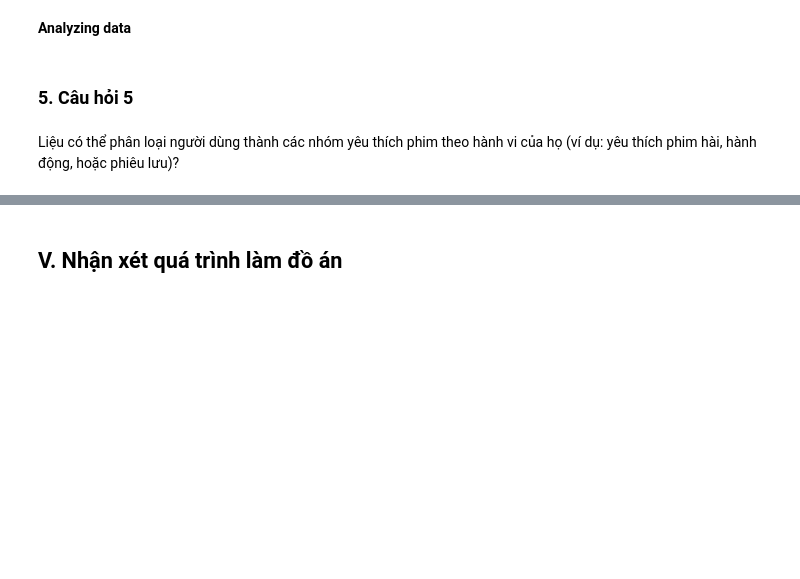
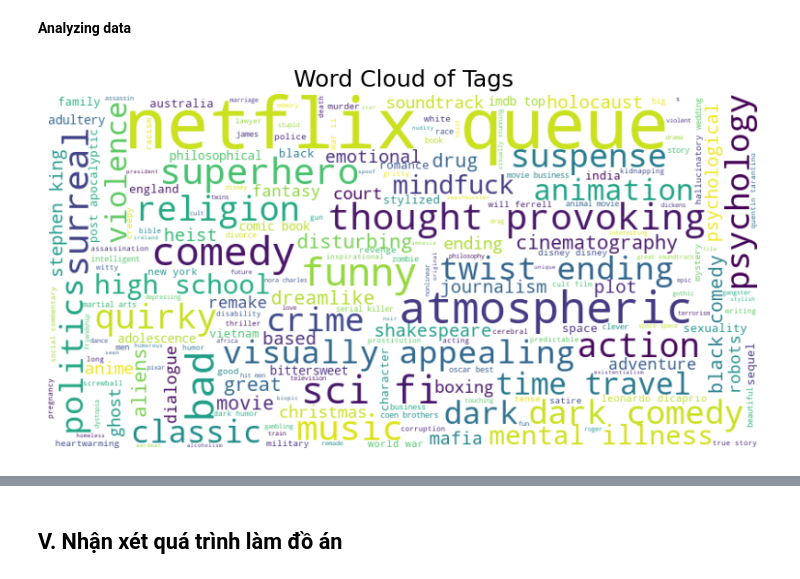
Before and after one commit to miavox/CSC17104-Final-Project, a Jupyter notebook: Project/Final_project.ipynb, the cells around one changed output, grey strips where cells are left out. Drawn from its saved outputs; the diff is of its cells as text; code cells hidden in the pictures; blank space fills up the shorter version.

```diff
--- a/Project/Final_project.ipynb
+++ b/Project/Final_project.ipynb
@@ -1422,2 +1433,16 @@ plt.show()
 # %% [markdown]
 **Preprocessing**
+# %%
+genre_columns = ['Action', 'Adventure', 'Animation', 'Children', 'Comedy', 'Crime', 'Documentary',
+                 'Drama', 'Fantasy', 'Film-Noir', 'Horror', 'IMAX', 'Musical', 'Mystery', 'Romance',
+                 'Sci-Fi', 'Thriller', 'War', 'Western']
+movies = movies[['movieId'] + genre_columns]
+tags['tag'] = tags['tag'].str.lower()  # Normalize tags
+
+# Merge tags and movies
+data = tags.merge(movies, on='movieId', how='inner')
+
+# Aggregate tags for each movie
+tags_per_movie = data.groupby('movieId')['tag'].apply(lambda x: ' '.join(x)).reset_index()
+movie_genres = movies.set_index('movieId').loc[tags_per_movie['movieId']].reset_index()
+final_data = pd.concat([tags_per_movie, movie_genres[genre_columns]], axis=1)
@@ -1424,6 +1451,13 @@ plt.show()
 # %% [markdown]
 **Analyzing data**
-# %% [markdown]
-### 5. Câu hỏi 5 <a id="iv5"></a>
-# %% [markdown]
-Liệu có thể phân loại người dùng thành các nhóm yêu thích phim theo hành vi của họ (ví dụ: yêu thích phim hài, hành động, hoặc phiêu lưu)?
+# %%
+# Word Cloud for Tags
+all_tags = ' '.join(final_data['tag'])
+wordcloud = WordCloud(width=800, height=400, background_color='white').generate(all_tags)
+plt.figure(figsize=(10, 6))
+plt.imshow(wordcloud, interpolation='bilinear')
+plt.axis('off')
+plt.title("Word Cloud of Tags", fontsize=18)
+plt.show()
+# %% [output]
+[figure, added]
```
Also changed, not shown: parts of 15 cells of this notebook.
